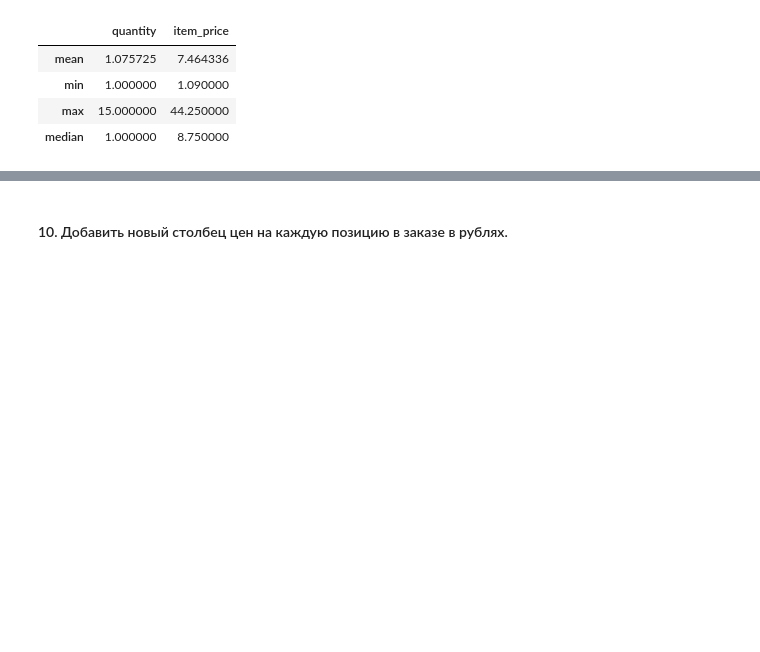
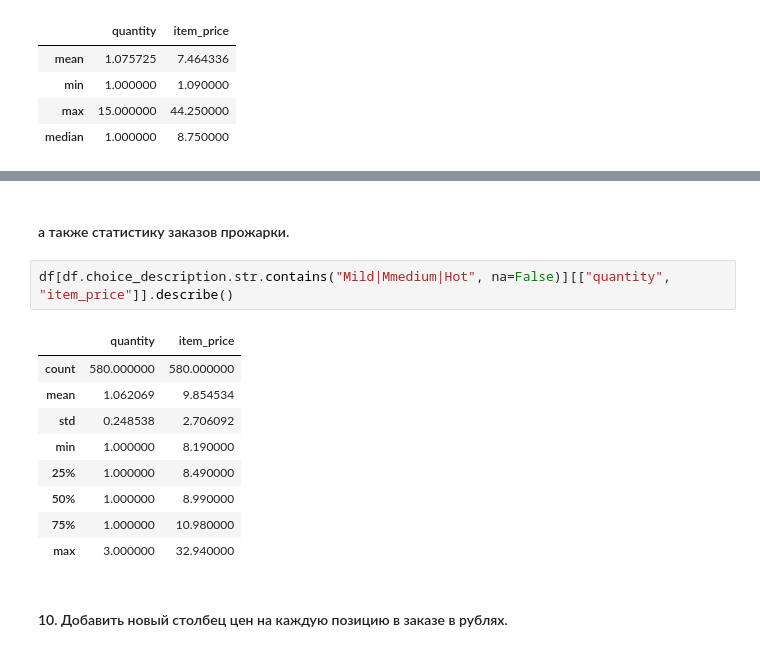
Before and after one commit to 4eckah78/machine-learning, a Jupyter notebook: homework1.ipynb, the cells around one changed output, grey strips where cells are left out. Drawn from its saved outputs; the diff is of its cells as text; blank space fills up the shorter version.

```diff
--- a/homework1.ipynb
+++ b/homework1.ipynb
@@ -92,2 +106,16 @@ df.agg({
+# %% [markdown]
+#### а также статистику заказов прожарки.
+# %%
+df[df.choice_description.str.contains("Mild|Mmedium|Hot", na=False)][["quantity", "item_price"]].describe()
+# %% [output]
+|  | quantity | item_price |
+| count | 580.000000 | 580.000000 |
+| mean | 1.062069 | 9.854534 |
+| std | 0.248538 | 2.706092 |
+| min | 1.000000 | 8.190000 |
+| 25% | 1.000000 | 8.490000 |
+| 50% | 1.000000 | 8.990000 |
+| 75% | 1.000000 | 10.980000 |
+| max | 3.000000 | 32.940000 |
 # %% [markdown]
 #### 10. Добавить новый столбец цен на каждую позицию в заказе в рублях.
```
Also changed, not shown: parts of 10 cells of this notebook.
